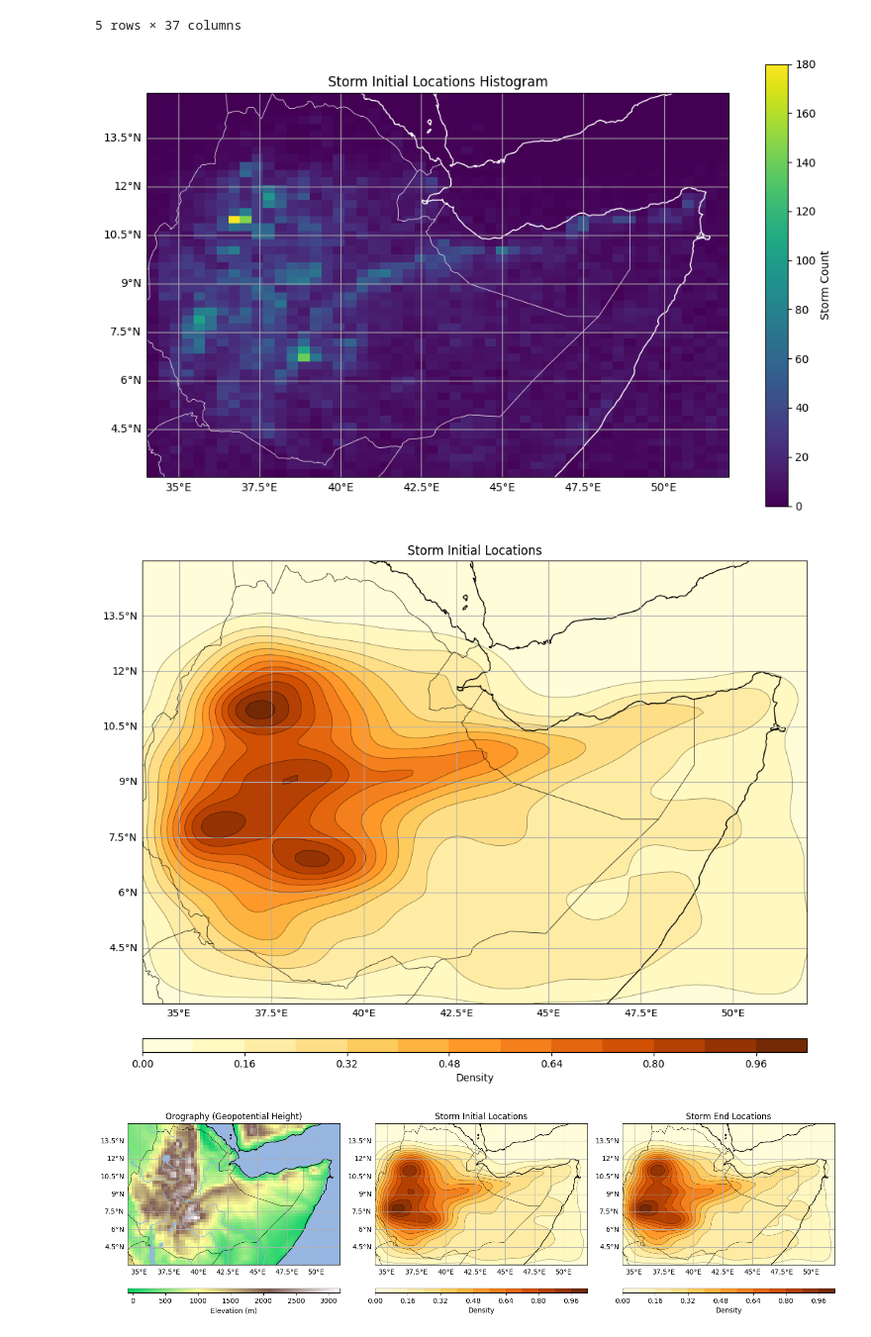
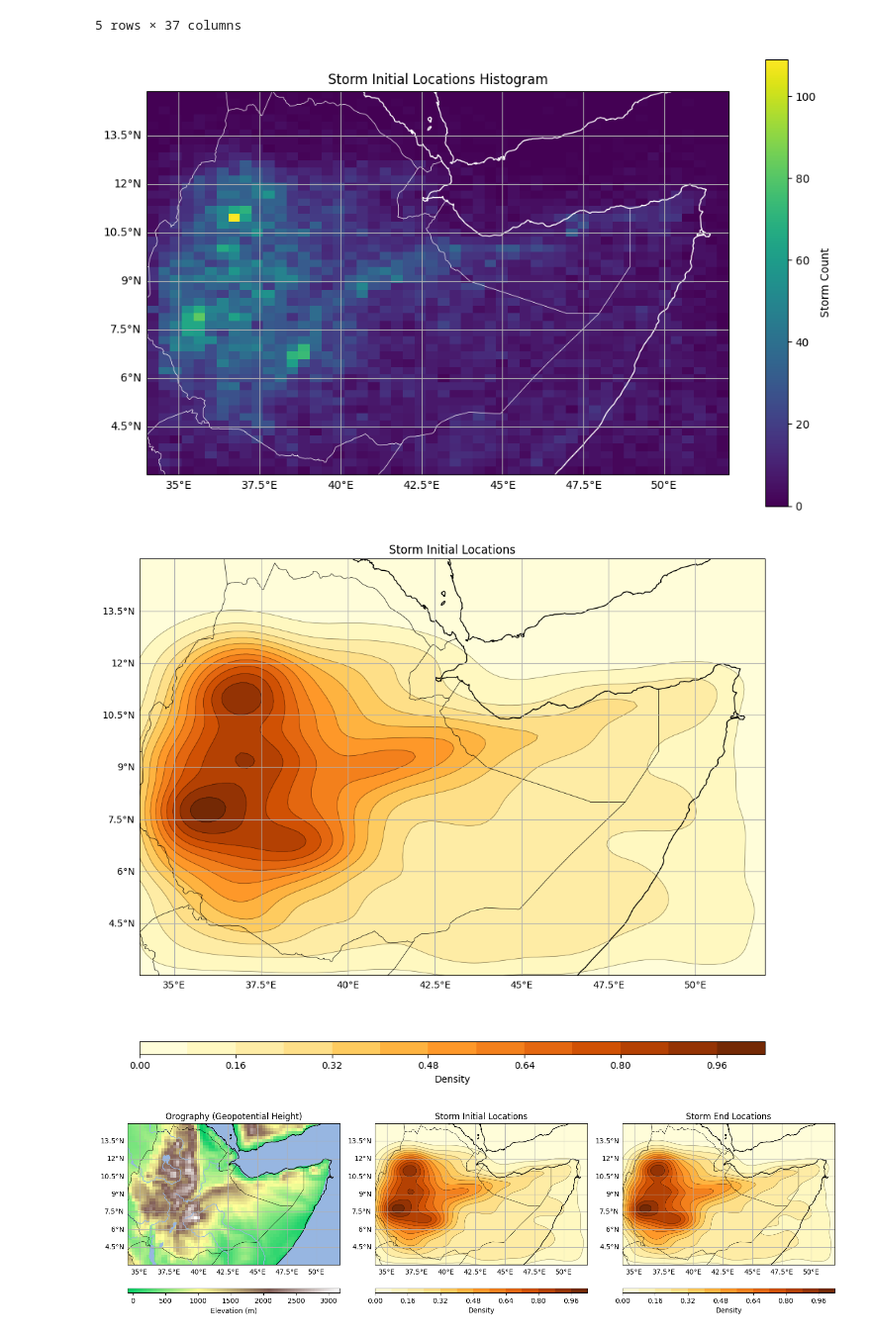
Before and after one commit to seangtkelley/uor-msc-dissertation-xai-african-storms, a Jupyter notebook: src/explore.ipynb, the cells around one changed output. Shown at 99% size. Saved outputs shown, nothing was run; the diff lists cells and outputs as text; code cells hidden in the pictures.

Commit message:
anor plot; group storms at top of nb; use plotting func for first kde plot; remove some comments

```diff
--- a/src/explore.ipynb
+++ b/src/explore.ipynb
@@ -30,7 +30,9 @@ df.head()
 | 4 | 3992 | 13 | 81 | 2014-01-02 14:15:00 | 38.806765 | 6.74383 | [-999] | [-999] | [-999] | -0.54 | ... |
 5 rows × 37 columns
 # %%
-storm_inits = df.groupby("Storm").first()
+# sort dataframe by datetime and group by storm
+storm_groups = df.sort_values(["Initial UTC"]).groupby("Storm")
+storm_inits = storm_groups.first()
 # %%
 plt.figure(figsize=(10, 6))
 ax = plotting.init_map()
@@ -44,23 +46,18 @@ plt.colorbar(label="Storm Count")
 plt.title("Storm Initial Locations Histogram")
 plotting.save_plot("storm_init_hist2d.png")
 # %% [output]
-[figure, old version]
+[figure, new version]
 # %%
 # 2D kernel density estimation
 X, Y, Z = processing.calc_kde(storm_inits["Lon"], storm_inits["Lat"])
 
 plt.figure(figsize=(10, 10))
 ax = plotting.init_map()
-plotting.add_borders(ax)
-plotting.add_gridlines(ax)
 
 # add filled contours and contour lines
-ctf = ax.contourf(X, Y, Z, levels=15, cmap="YlOrBr")
-ax.contour(X, Y, Z, levels=15, colors="k", linewidths=0.5, alpha=0.5)
-cbar = plt.colorbar(ctf, ax=ax, orientation="horizontal", pad=0.05, aspect=50)
-cbar.set_label("Density")
+plotting.plot_kde_map(X, Y, Z, ax=ax)
 
 ax.set_title("Storm Initial Locations")
 plotting.save_plot("storm_init_kde.png")
 # %% [output]
-[figure, old version]
+[figure, new version]
```
Also changed, not shown: parts of 6 cells of this notebook, 3 other files.
